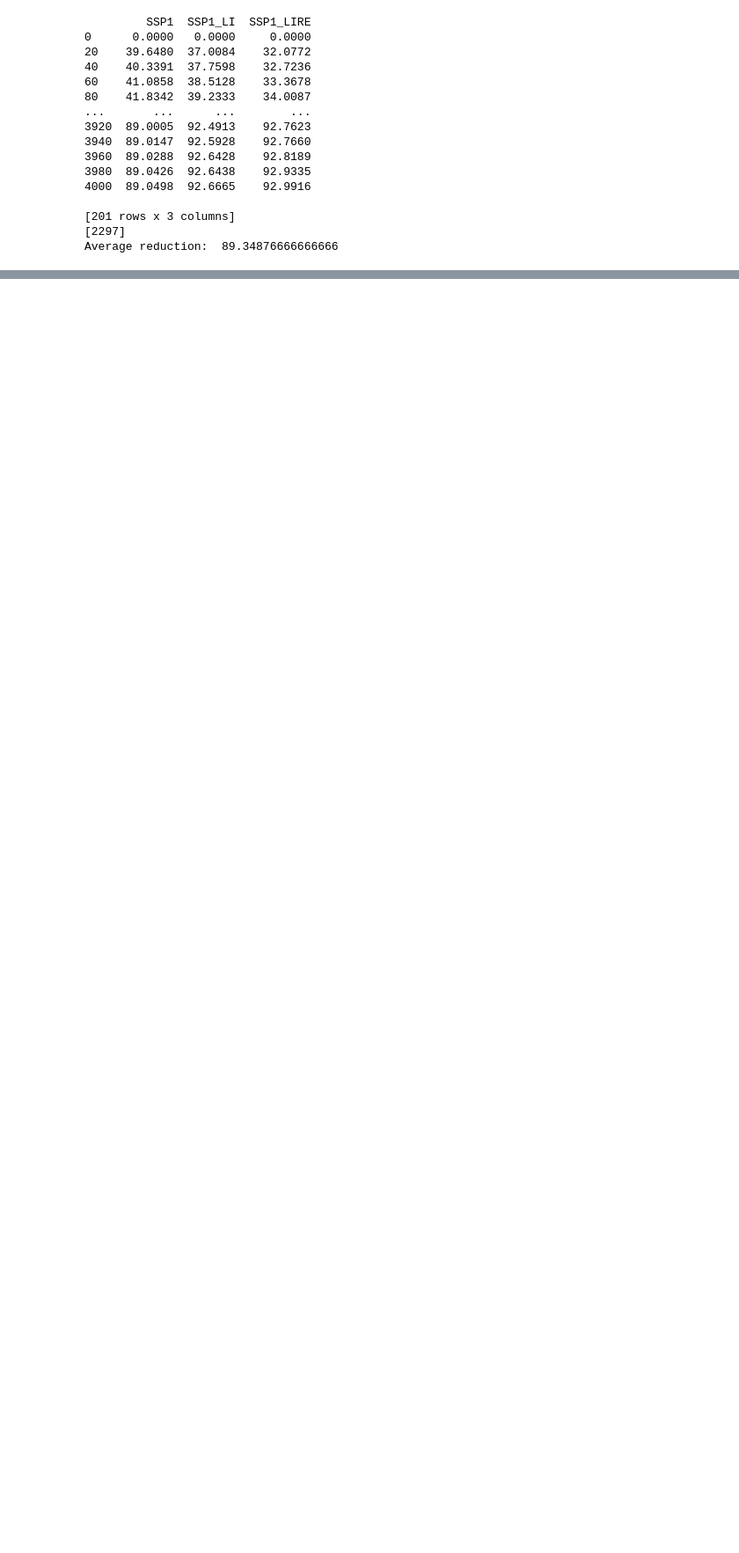
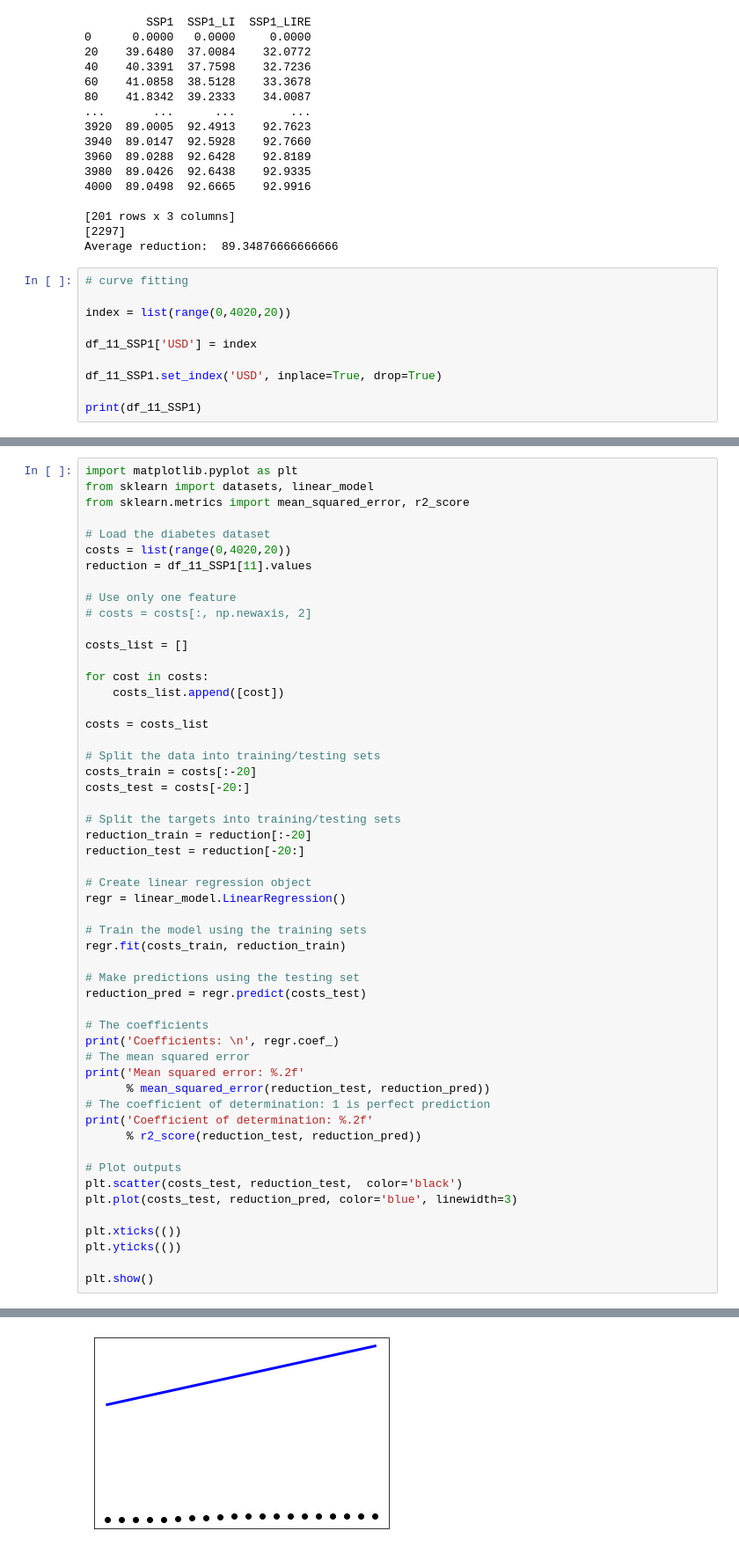
Before and after one commit to TVHTE/PBL_Code, a Jupyter notebook: Check_curves/check_linear_curves.ipynb, the cells around one changed output, grey strips where cells are left out. Shown: that part at 88% size. Saved outputs shown, nothing was run; the diff lists cells and outputs as text; blank space fills up the shorter version.

Commit message:
including sklearn test

```diff
--- a/Check_curves/check_linear_curves.ipynb
+++ b/Check_curves/check_linear_curves.ipynb
@@ -221,3 +223,13 @@ find_reduction(rand_cost, [df_linear_SSP1, df_linear_SSP1_LI, df_linear_SSP1_LIR
 [201 rows x 3 columns]
 [2297]
 Average reduction:  89.34876666666666
+# %%
+# curve fitting
+
+index = list(range(0,4020,20))
+
+df_11_SSP1['USD'] = index
+
+df_11_SSP1.set_index('USD', inplace=True, drop=True)
+
+print(df_11_SSP1)
@@ -223,0 +252,54 @@ Average reduction:  89.34876666666666
+# %%
+import matplotlib.pyplot as plt
+from sklearn import datasets, linear_model
+from sklearn.metrics import mean_squared_error, r2_score
+
+# Load the diabetes dataset
+costs = list(range(0,4020,20))
+reduction = df_11_SSP1[11].values
+
+# Use only one feature
+# costs = costs[:, np.newaxis, 2]
+
+costs_list = []
+
+for cost in costs:
+    costs_list.append([cost])
+
+costs = costs_list
+
+# Split the data into training/testing sets
+costs_train = costs[:-20]
+costs_test = costs[-20:]
+
+# Split the targets into training/testing sets
+reduction_train = reduction[:-20]
+reduction_test = reduction[-20:]
+
+# Create linear regression object
+regr = linear_model.LinearRegression()
+
+# Train the model using the training sets
+regr.fit(costs_train, reduction_train)
+
+# Make predictions using the testing set
+reduction_pred = regr.predict(costs_test)
+
+# The coefficients
+print('Coefficients: \n', regr.coef_)
+# The mean squared error
+print('Mean squared error: %.2f'
+      % mean_squared_error(reduction_test, reduction_pred))
+# The coefficient of determination: 1 is perfect prediction
+print('Coefficient of determination: %.2f'
+      % r2_score(reduction_test, reduction_pred))
+
+# Plot outputs
+plt.scatter(costs_test, reduction_test,  color='black')
+plt.plot(costs_test, reduction_pred, color='blue', linewidth=3)
+
+plt.xticks(())
+plt.yticks(())
+
+plt.show()
+# %% [output]
@@ -223,0 +310 @@ Average reduction:  89.34876666666666
+[figure, added]
```
Also changed, not shown: parts of 4 cells of this notebook, 2 other files.
